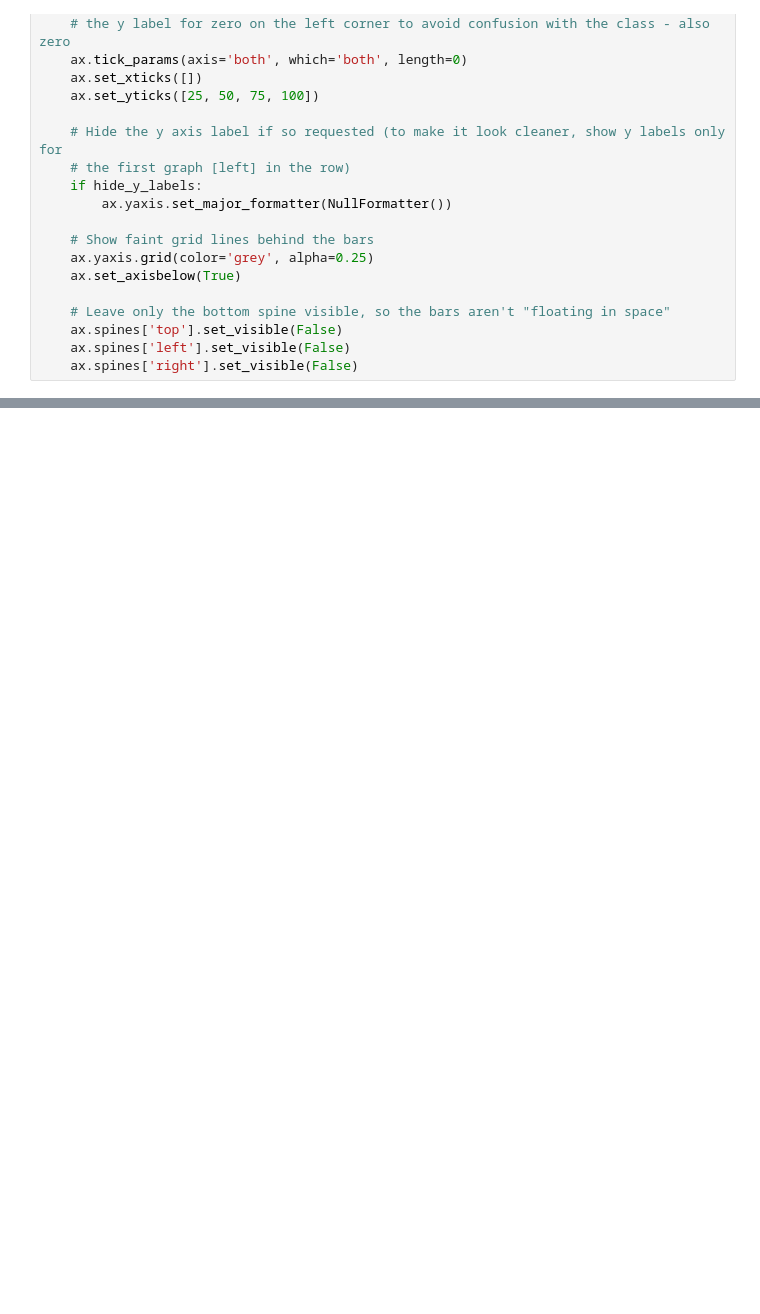
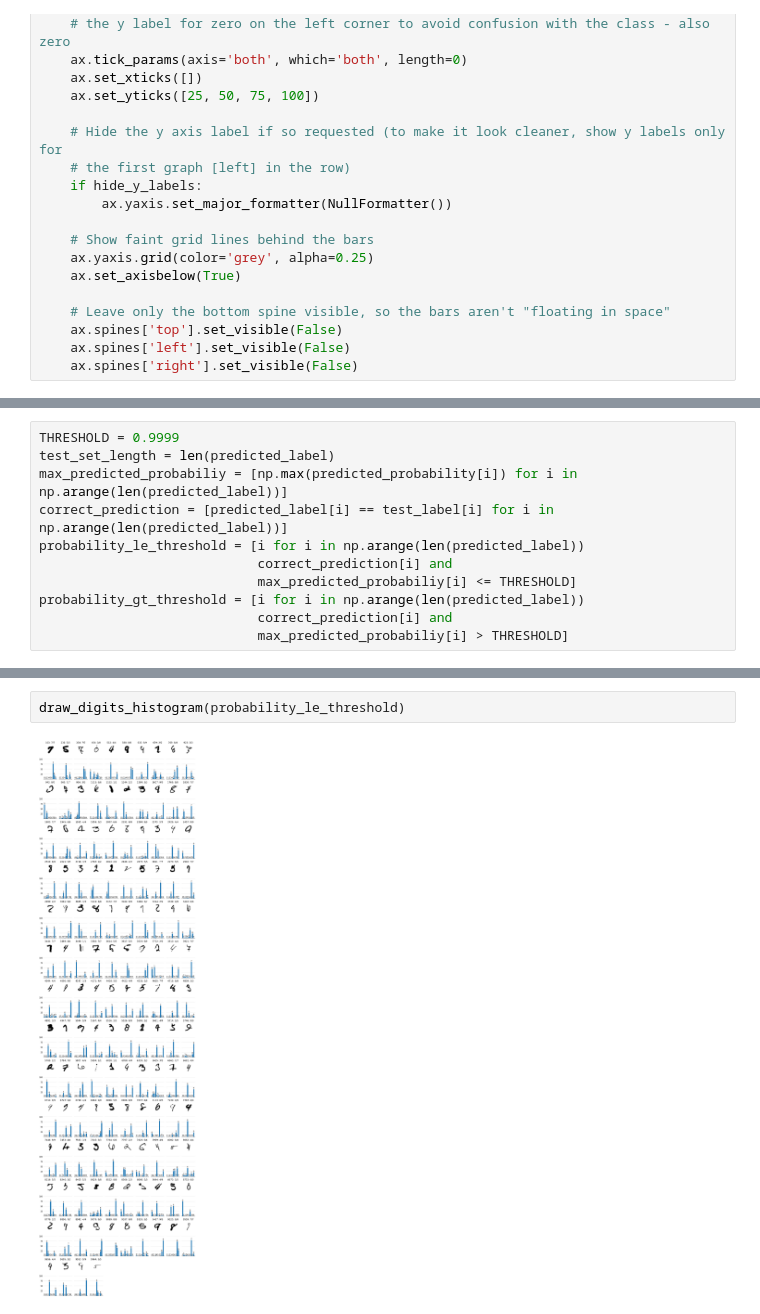
Before and after one commit to fau-masters-collected-works-cgarbin/decision-threshold-effect-on-accuracy, a Jupyter notebook: softmax-thresholds.ipynb, the cells around one changed output, grey strips where cells are left out. Drawn from its saved outputs; the diff is of its cells as text; blank space fills up the shorter version.

Commit message:
Add threshold analysis

```diff
--- a/softmax-thresholds.ipynb
+++ b/softmax-thresholds.ipynb
@@ -296,0 +337,11 @@ def draw_prediction_histogram(ax, class_probabilities, hide_y_labels):
+# %%
+THRESHOLD = 0.9999
+test_set_length = len(predicted_label)
+max_predicted_probabiliy = [np.max(predicted_probability[i]) for i in np.arange(len(predicted_label))]
+correct_prediction = [predicted_label[i] == test_label[i] for i in np.arange(len(predicted_label))]
+probability_le_threshold = [i for i in np.arange(len(predicted_label))
+                            correct_prediction[i] and
+                            max_predicted_probabiliy[i] <= THRESHOLD]
+probability_gt_threshold = [i for i in np.arange(len(predicted_label))
+                            correct_prediction[i] and
+                            max_predicted_probabiliy[i] > THRESHOLD]
@@ -296,0 +364,4 @@ def draw_prediction_histogram(ax, class_probabilities, hide_y_labels):
+# %%
+draw_digits_histogram(probability_le_threshold)
+# %% [output]
+[figure, added]
```
Also changed, not shown: parts of 19 cells of this notebook.
